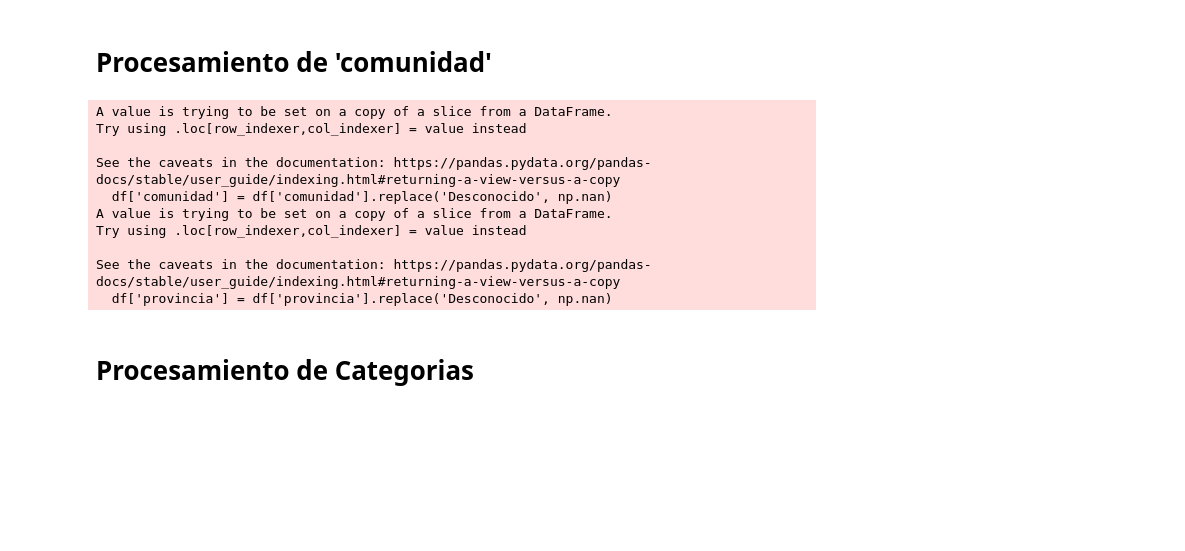
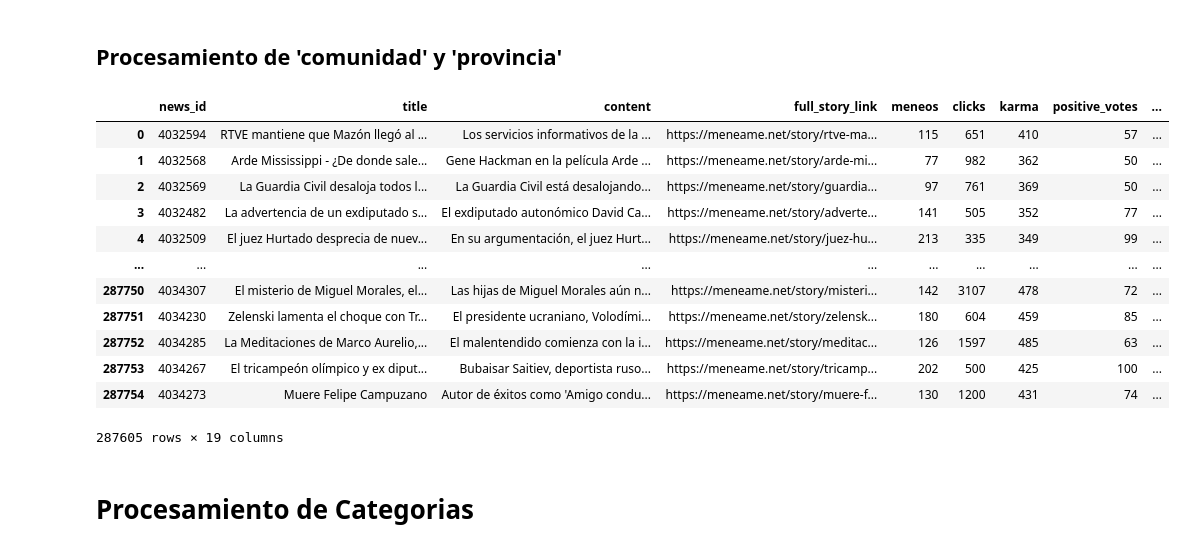
Before and after one commit to LucijaBrcic/Analisis-de-noticias, a Jupyter notebook: src/02.Preprocesamiento/limpieza.ipynb, the cells around one changed output. Cells and saved outputs as stored; diff of their text form; code cells hidden in the pictures; blank space fills up the shorter version.

```diff
--- a/src/02.Preprocesamiento/limpieza.ipynb
+++ b/src/02.Preprocesamiento/limpieza.ipynb
@@ -40,4 +38,4 @@ df = pd.concat(df_list, ignore_index=True)
 # %%
 df = df.drop_duplicates(subset=["news_id"])
 # %% [markdown]
-# Procesamiento de 'comunidad'
+## Procesamiento de 'comunidad' y 'provincia'
@@ -145,39 +42,19 @@ PROVINCIAS_COMUNIDADES = {
-# %%
-def asignar_provincia_comunidad(row):
-    title = str(row["title"]) if pd.notna(row["title"]) else ""
-    content = str(row["content"]) if pd.notna(row["content"]) else ""
-
-    for comunidad, datos in PROVINCIAS_COMUNIDADES.items():
-        provincias = datos["provincias"]
-        equivalencias = datos.get("equivalencias", {})
-
-        for provincia in provincias:
-            if provincia in title or provincia in content:
-                return {"provincia": provincia, "comunidad": comunidad}
-
-        for variante, provincia_estandar in equivalencias.items():
-            if variante in title or variante in content:
-                return {"provincia": provincia_estandar, "comunidad": comunidad}
-
-    return {"provincia": "Desconocido", "comunidad": "Desconocido"}
-# %%
-# Aplicar la función fila por fila
-df.loc[:, ["provincia", "comunidad"]] = df.apply(asignar_provincia_comunidad, axis=1).apply(pd.Series)
-# %%
-df['comunidad'] = df['comunidad'].replace('Desconocido', np.nan)
-
-df['provincia'] = df['provincia'].replace('Desconocido', np.nan)
-# %% [output]
-A value is trying to be set on a copy of a slice from a DataFrame.
-Try using .loc[row_indexer,col_indexer] = value instead
-
-See the caveats in the documentation: https://pandas.pydata.org/pandas-docs/stable/user_guide/indexing.html#returning-a-view-versus-a-copy
-  df['comunidad'] = df['comunidad'].replace('Desconocido', np.nan)
-A value is trying to be set on a copy of a slice from a DataFrame.
-Try using .loc[row_indexer,col_indexer] = value instead
-
-See the caveats in the documentation: https://pandas.pydata.org/pandas-docs/stable/user_guide/indexing.html#returning-a-view-versus-a-copy
-  df['provincia'] = df['provincia'].replace('Desconocido', np.nan)
+# %%
+asignar_provincia_comunidad(df)
+# %% [output]
+|  | news_id | title | content | full_story_link | meneos | clicks | karma | positive_votes | ... |
+| 0 | 4032594 | RTVE mantiene que Mazón llegó al ... | Los servicios informativos de la ... | https://meneame.net/story/rtve-ma... | 115 | 651 | 410 | 57 | ... |
+| 1 | 4032568 | Arde Mississippi - ¿De donde sale... | Gene Hackman en la película Arde ... | https://meneame.net/story/arde-mi... | 77 | 982 | 362 | 50 | ... |
+| 2 | 4032569 | La Guardia Civil desaloja todos l... | La Guardia Civil está desalojando... | https://meneame.net/story/guardia... | 97 | 761 | 369 | 50 | ... |
+| 3 | 4032482 | La advertencia de un exdiputado s... | El exdiputado autonómico David Ca... | https://meneame.net/story/adverte... | 141 | 505 | 352 | 77 | ... |
+| 4 | 4032509 | El juez Hurtado desprecia de nuev... | En su argumentación, el juez Hurt... | https://meneame.net/story/juez-hu... | 213 | 335 | 349 | 99 | ... |
+| ... | ... | ... | ... | ... | ... | ... | ... | ... | ... |
+| 287750 | 4034307 | El misterio de Miguel Morales, el... | Las hijas de Miguel Morales aún n... | https://meneame.net/story/misteri... | 142 | 3107 | 478 | 72 | ... |
+| 287751 | 4034230 | Zelenski lamenta el choque con Tr... | El presidente ucraniano, Volodími... | https://meneame.net/story/zelensk... | 180 | 604 | 459 | 85 | ... |
+| 287752 | 4034285 | La Meditaciones de Marco Aurelio,... | El malentendido comienza con la i... | https://meneame.net/story/meditac... | 126 | 1597 | 485 | 63 | ... |
+| 287753 | 4034267 | El tricampeón olímpico y ex diput... | Bubaisar Saitiev, deportista ruso... | https://meneame.net/story/tricamp... | 202 | 500 | 425 | 100 | ... |
+| 287754 | 4034273 | Muere Felipe Campuzano | Autor de éxitos como 'Amigo condu... | https://meneame.net/story/muere-f... | 130 | 1200 | 431 | 74 | ... |
+287605 rows × 19 columns
 # %% [markdown]
 # Procesamiento de Categorias
 # %%
```
Also changed, not shown: parts of 4 cells of this notebook, 7 other files.
